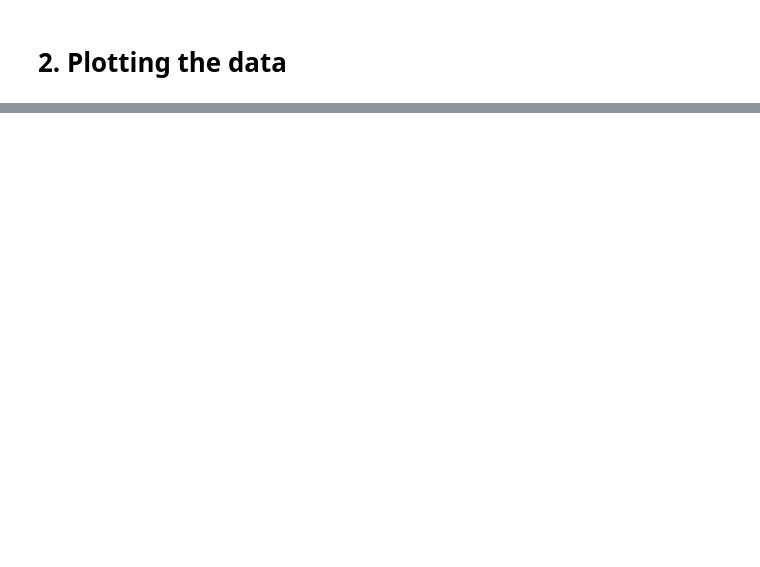
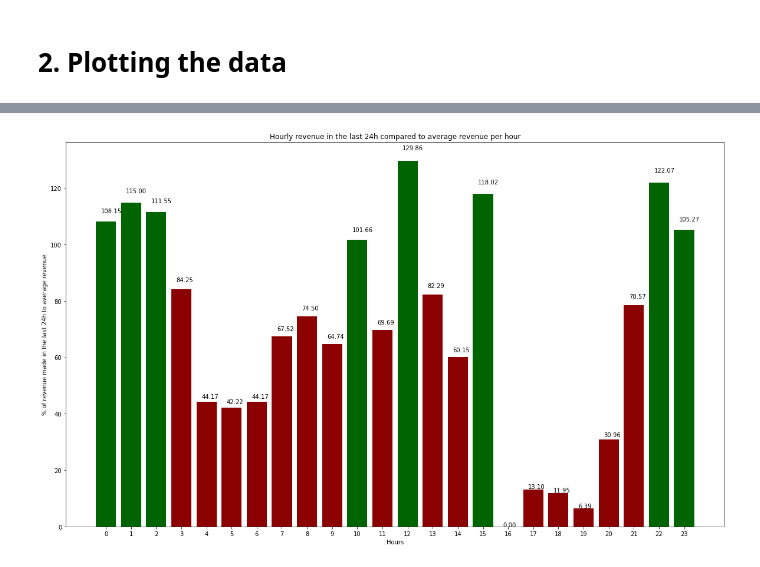
Before and after one commit to JuliusScheuerer/AA_Team_12_Assignment, a Jupyter notebook: AA_Team_12_Code.ipynb, the cells around one changed output, grey strips where cells are left out. Drawn from its saved outputs; the diff is of its cells as text; code cells hidden in the pictures; blank space fills up the shorter version.

```diff
--- a/AA_Team_12_Code.ipynb
+++ b/AA_Team_12_Code.ipynb
@@ -630,0 +730,45 @@ trip_data_website.head(1)
+# %%
+# Get last 24h trips and calculate revenue per hour
+result_kpi2_revenue = pd.DataFrame(columns=['time', 'revenue'])
+loopDate = current_date_in_2019 - timedelta(hours=23)
+
+# Calculate the revenue of the last 24 hours per hour
+for x in range(24):
+    start_calculation = loopDate - timedelta(hours=1)
+
+    trip_data_after = revenue_daily['start_time'] >= start_calculation
+    trip_data_before = revenue_daily['stop_time'] <= loopDate
+    between_two_dates = trip_data_after & trip_data_before
+    filtered_dates = revenue_daily.loc[between_two_dates]
+    filtered_dates_total_payment_sum = filtered_dates['total_payment'].sum()
+
+    hour = loopDate.hour
+
+    result_kpi2_revenue = result_kpi2_revenue.append({'time': hour, 'revenue': filtered_dates_total_payment_sum}, ignore_index=True)
+
+    loopDate = loopDate + timedelta(hours=1)
+
+# Calculate KPI: Last24h/Average per hour full year (with rain/without rain)
+result_kpi_revenue = pd.merge(result_kpi2_revenue, result_revenue_daily, on='time')
+result_kpi_revenue['kpi_revenue'] = result_kpi_revenue['revenue'] / result_kpi_revenue['average_hourly_revenue'] * 100
+# %%
+# Visualize KPI revenue
+fig = plt.figure(figsize=(20,12))
+
+count_values = result_kpi_revenue.count().time
+bins = []
+for i in range(count_values):
+    bins.append(i)
+
+
+# Change bins to time
+autolabelFloat(plt.bar(bins, result_kpi_revenue['kpi_revenue'], color=np.where(result_kpi_revenue['kpi_revenue']>100, 'darkgreen', 'darkred'), tick_label=bins))
+plt.ylabel('% of revenue made in the last 24h to average revenue')
+plt.xlabel('Hours')
+plt.title('Hourly revenue in the last 24h compared to average revenue per hour')
+
+#plt.savefig('./figs/kpis/revenue.jpeg')
+
+plt.show()
+# %% [output]
+[figure, added]
```
Also changed, not shown: parts of 22 cells of this notebook.
